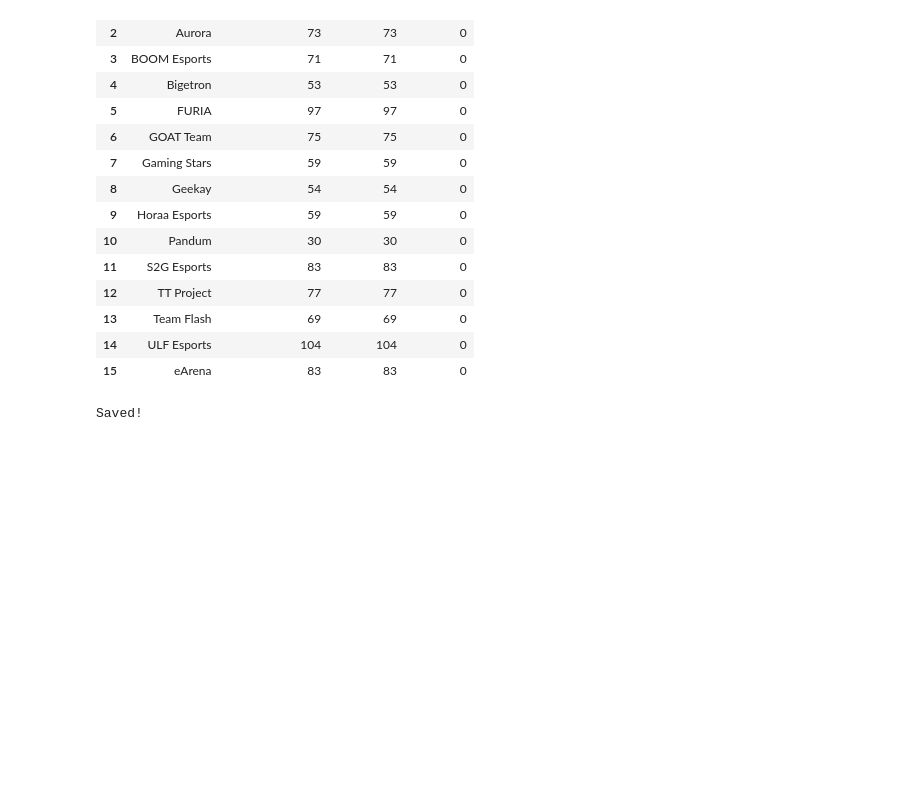
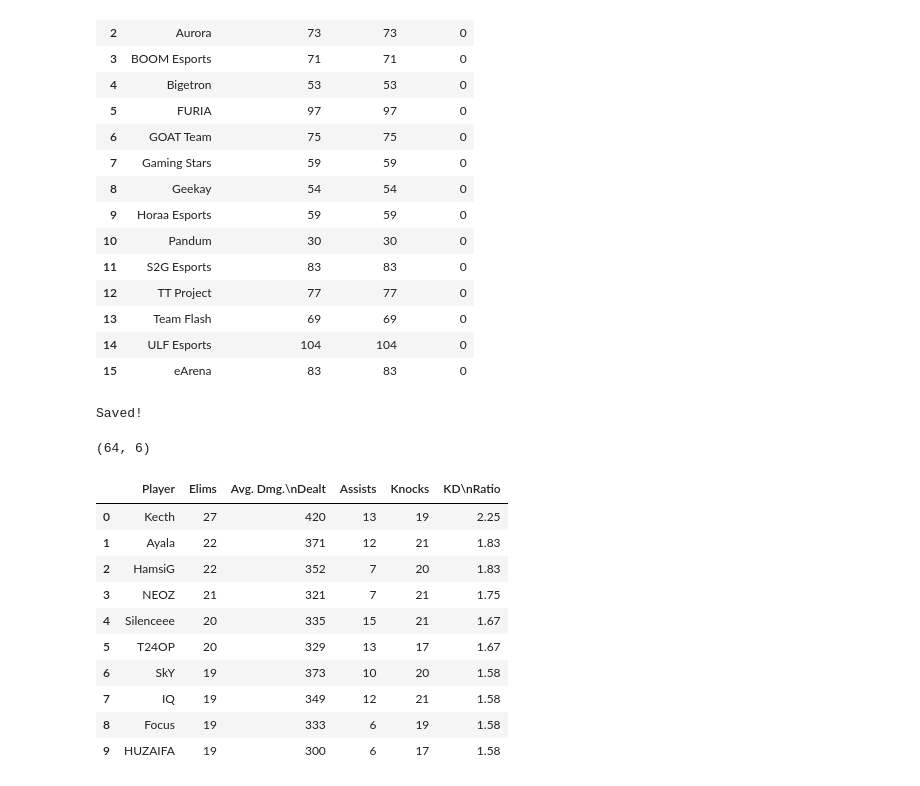
Before and after one commit to Faizan-2624/pmgo-s1-dashboards, a Jupyter notebook: notebooks/datas_clean.ipynb, the cells around one changed output. Saved outputs shown, nothing was run; the diff lists cells and outputs as text; code cells hidden in the pictures; blank space fills up the shorter version.

```diff
--- a/notebooks/datascrap.ipynb
+++ b/notebooks/datas_clean.ipynb
@@ -289,3 +289,20 @@ games_df.to_csv('../data/games_long_clean.csv', index=False)
 print("Saved!")
 # %% [output]
 Saved!
+# %%
+players_df = pd.read_csv('../data/player_stats.csv')
+print(players_df.shape)
+players_df.head(10)
+# %% [output]
+(64, 6)
+|  | Player | Elims | Avg. Dmg.\nDealt | Assists | Knocks | KD\nRatio |
+| 0 | Kecth | 27 | 420 | 13 | 19 | 2.25 |
+| 1 | Ayala | 22 | 371 | 12 | 21 | 1.83 |
+| 2 | HamsiG | 22 | 352 | 7 | 20 | 1.83 |
+| 3 | NEOZ | 21 | 321 | 7 | 21 | 1.75 |
+| 4 | Silenceee | 20 | 335 | 15 | 21 | 1.67 |
+| 5 | T24OP | 20 | 329 | 13 | 17 | 1.67 |
+| 6 | SkY | 19 | 373 | 10 | 20 | 1.58 |
+| 7 | IQ | 19 | 349 | 12 | 21 | 1.58 |
+| 8 | Focus | 19 | 333 | 6 | 19 | 1.58 |
+| 9 | HUZAIFA | 19 | 300 | 6 | 17 | 1.58 |
```
Also changed, not shown: parts of 4 cells of this notebook, 3 other files.
